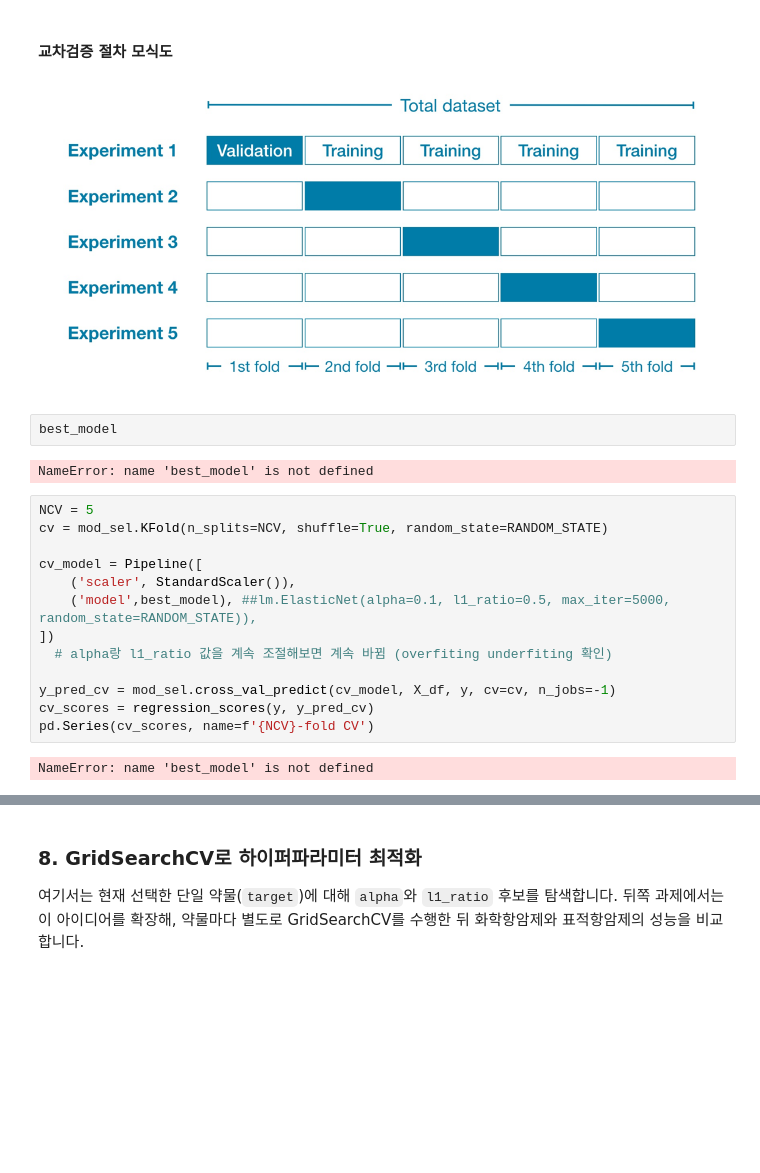
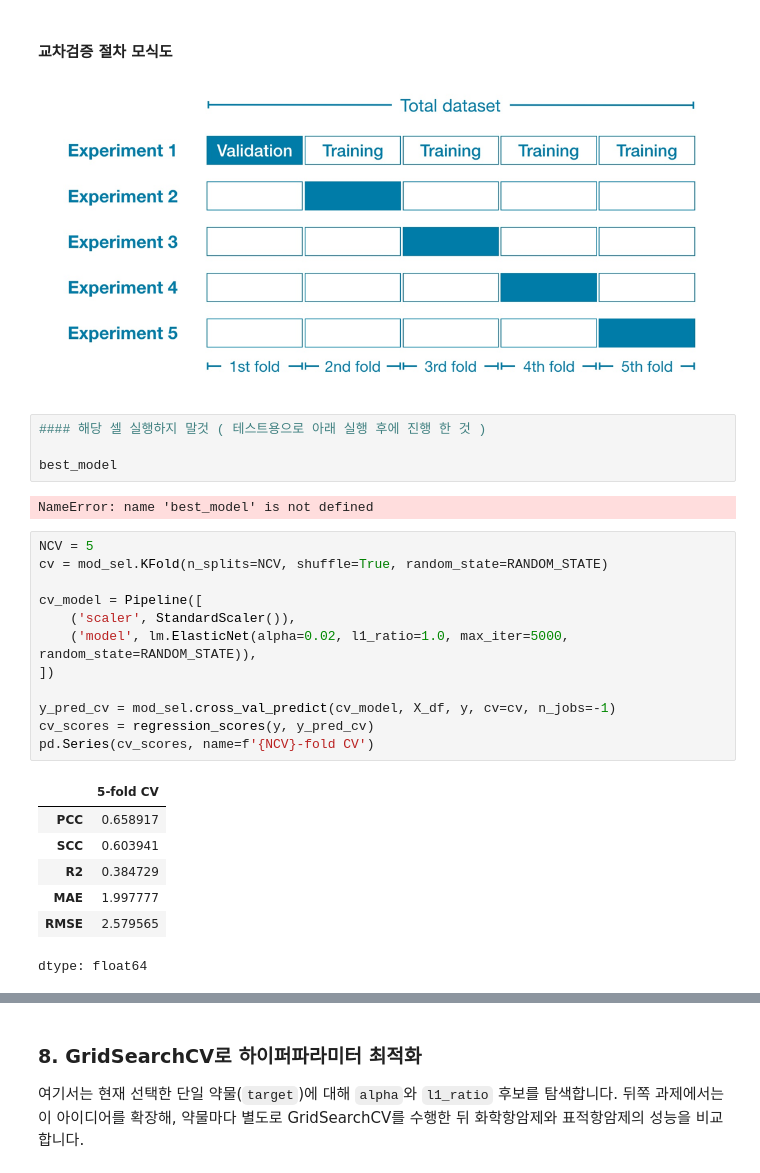
Before and after one commit to hjk9655/health-checkup-analysis, a Jupyter notebook: Notebooks/bio_bigdata_workshop_2A_regression_practice_07.15.ipynb, the cells around one changed output, grey strips where cells are left out. Drawn from its saved outputs; the diff is of its cells as text; blank space fills up the shorter version.

Commit message:
best model 오류 수정 (전체 실행 금지할 것)

```diff
--- a/Notebooks/bio_bigdata_workshop_2A_regression_practice_07.15.ipynb
+++ b/Notebooks/bio_bigdata_workshop_2A_regression_practice_07.15.ipynb
@@ -806,23 +806,30 @@ Train/test split은 한 번의 분할에 결과가 영향을 받을 수 있습
   <img src="embedded-picture-1" width="700"/>
 </div>
 # %%
+#### 해당 셀 실행하지 말것 ( 테스트용으로 아래 실행 후에 진행 한 것 )
+
 best_model
 # %% [output]
 NameError: name 'best_model' is not defined
-# %%
-NCV = 5
-cv = mod_sel.KFold(n_splits=NCV, shuffle=True, random_state=RANDOM_STATE)
-
-cv_model = Pipeline([
-    ('scaler', StandardScaler()),
-    ('model',best_model), ##lm.ElasticNet(alpha=0.1, l1_ratio=0.5, max_iter=5000, random_state=RANDOM_STATE)),
-])
-  # alpha랑 l1_ratio 값을 계속 조절해보면 계속 바뀜 (overfiting underfiting 확인)
-
-y_pred_cv = mod_sel.cross_val_predict(cv_model, X_df, y, cv=cv, n_jobs=-1)
-cv_scores = regression_scores(y, y_pred_cv)
-pd.Series(cv_scores, name=f'{NCV}-fold CV')
-# %% [output]
-NameError: name 'best_model' is not defined
+# %%
+NCV = 5
+cv = mod_sel.KFold(n_splits=NCV, shuffle=True, random_state=RANDOM_STATE)
+
+cv_model = Pipeline([
+    ('scaler', StandardScaler()),
+    ('model', lm.ElasticNet(alpha=0.02, l1_ratio=1.0, max_iter=5000, random_state=RANDOM_STATE)),
+])
+
+y_pred_cv = mod_sel.cross_val_predict(cv_model, X_df, y, cv=cv, n_jobs=-1)
+cv_scores = regression_scores(y, y_pred_cv)
+pd.Series(cv_scores, name=f'{NCV}-fold CV')
+# %% [output]
+|  | 5-fold CV |
+| PCC | 0.658917 |
+| SCC | 0.603941 |
+| R2 | 0.384729 |
+| MAE | 1.997777 |
+| RMSE | 2.579565 |
+dtype: float64
 # %%
 plot_actual_vs_predicted(y, y_pred_cv, title=f'{target} AUC: ElasticNet {NCV}-fold CV')
```
Also changed, not shown: parts of 19 cells of this notebook.
